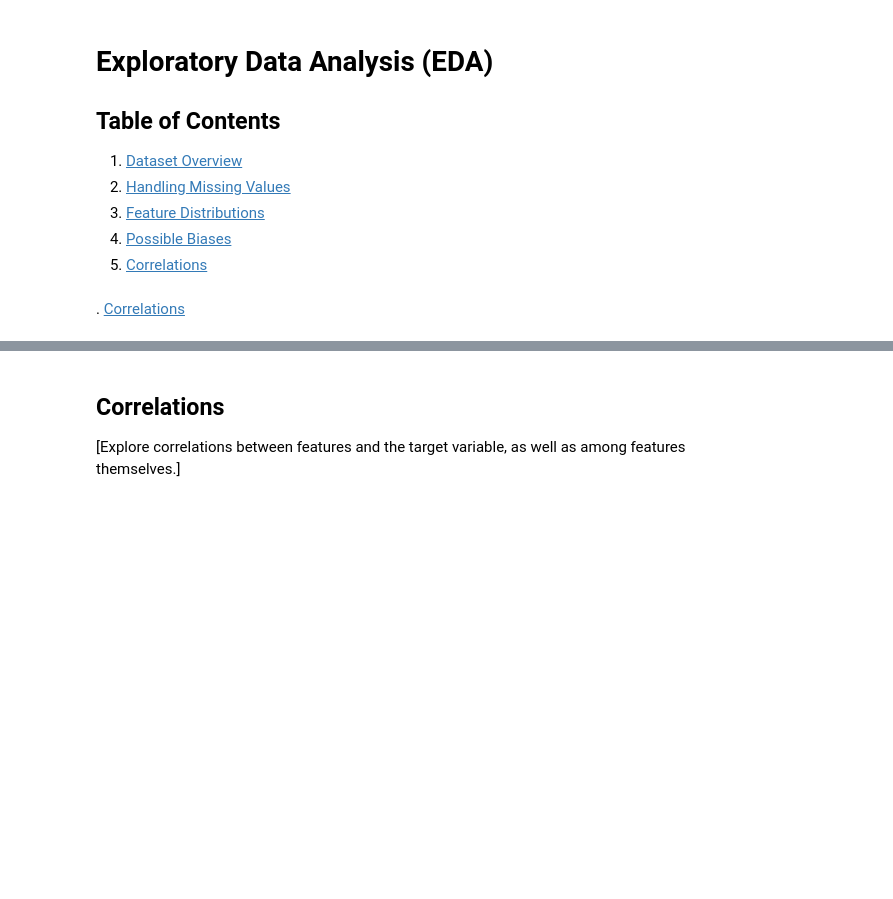
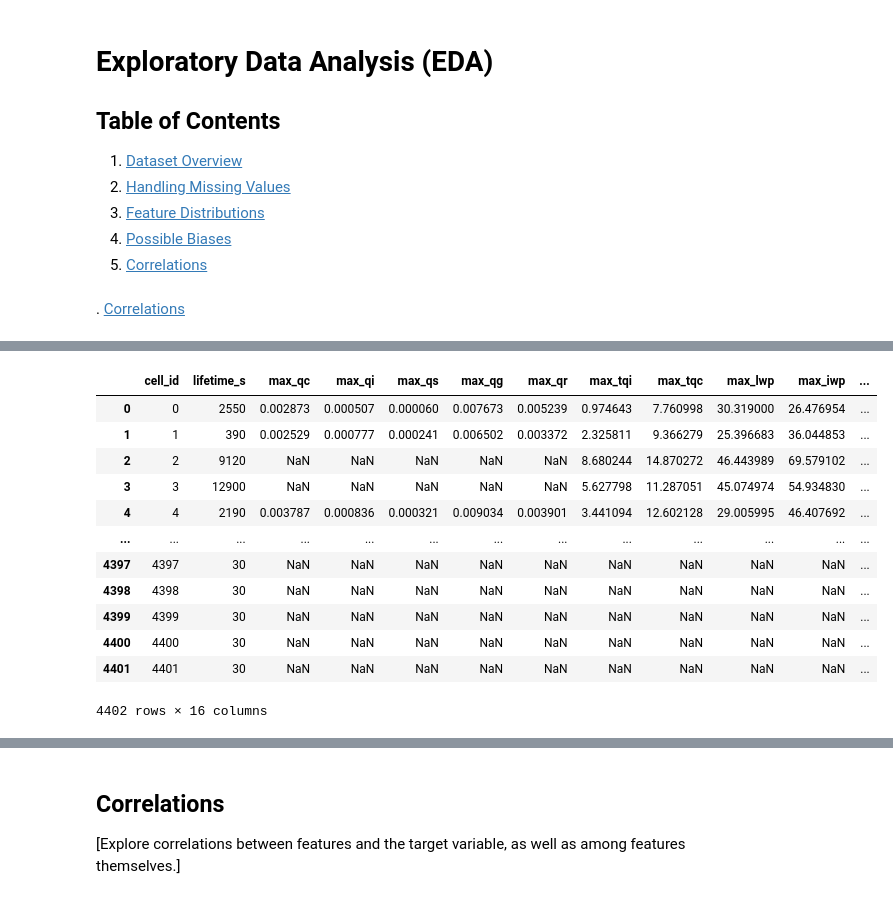
Before and after one commit to thorsten789/hurricane_cloud_prediction, a Jupyter notebook: 1_DatasetCharacteristics/exploratory_data_analysis.ipynb, the cells around one changed output, grey strips where cells are left out. Cells and saved outputs as stored; diff of their text form; code cells hidden in the pictures; blank space fills up the shorter version.

```diff
--- a/1_DatasetCharacteristics/exploratory_data_analysis.ipynb
+++ b/1_DatasetCharacteristics/exploratory_data_analysis.ipynb
@@ -100,0 +118,6 @@ plt.show()
+# %%
+for cell in cells:
+    for var in ['cape_ml_L00', 'cin_ml_L00']:
+        if var in cell.columns:
+            # Interpolate linearly in time
+            cell[var] = cell[var].interpolate(method='linear')
@@ -100,0 +130,59 @@ plt.show()
+# %%
+DT_SECONDS = 30  # model / Targo timestep
+
+summaries = []
+
+for cell_id, cell in enumerate(cells):
+    s = {"cell_id": cell_id}
+
+    # 1) lifetime
+    s["lifetime_s"] = len(cell) * DT_SECONDS
+
+    # 2) max(qx) for each hydrometeor class (profiles L00–L49)
+    hydro_prefixes = ["qc_", "qi_", "qs_", "qg_", "qr_"]
+    for pref in hydro_prefixes:
+        cols = [c for c in cell.columns if c.startswith(pref)]
+        if cols:
+            s[f"max_{pref[:-1]}"] = cell[cols].to_numpy().max()
+        else:
+            s[f"max_{pref[:-1]}"] = np.nan  # falls nicht vorhanden
+
+    # 3) max(tqi, tqc, lwp, iwp)
+    for var in ["tqi_L00", "tqc_L00", "lwp_L00", "iwp_L00"]:
+        s[f"max_{var.replace('_L00','')}"] = cell[var].max() if var in cell.columns else np.nan
+
+    # 4) mean(cin, cape)
+    for var in ["cin_ml_L00", "cape_ml_L00"]:
+        s[f"mean_{var.replace('_ml_L00','')}"] = cell[var].mean() if var in cell.columns else np.nan
+
+    # 5) max(rain_rate)
+    rain_var = "rain_gsp_rate_L00"
+    s["max_rain_rate"] = cell[rain_var].max() if rain_var in cell.columns else np.nan
+
+    # 6) max(area)
+    area_var = "area_m2"
+    s["max_area_m2"] = cell[area_var].max() if area_var in cell.columns else np.nan
+
+
+    # 7) max(w)
+    updraft_var = "area_m2"
+    s["max_updraft"] = cell[updraft_var].max() if updraft_var in cell.columns else np.nan
+
+    summaries.append(s)
+
+df_cloud = pd.DataFrame(summaries)
+df_cloud
+# %% [output]
+|  | cell_id | lifetime_s | max_qc | max_qi | max_qs | max_qg | max_qr | max_tqi | max_tqc | max_lwp | max_iwp | ... |
+| 0 | 0 | 2550 | 0.002873 | 0.000507 | 0.000060 | 0.007673 | 0.005239 | 0.974643 | 7.760998 | 30.319000 | 26.476954 | ... |
+| 1 | 1 | 390 | 0.002529 | 0.000777 | 0.000241 | 0.006502 | 0.003372 | 2.325811 | 9.366279 | 25.396683 | 36.044853 | ... |
+| 2 | 2 | 9120 | NaN | NaN | NaN | NaN | NaN | 8.680244 | 14.870272 | 46.443989 | 69.579102 | ... |
+| 3 | 3 | 12900 | NaN | NaN | NaN | NaN | NaN | 5.627798 | 11.287051 | 45.074974 | 54.934830 | ... |
+| 4 | 4 | 2190 | 0.003787 | 0.000836 | 0.000321 | 0.009034 | 0.003901 | 3.441094 | 12.602128 | 29.005995 | 46.407692 | ... |
+| ... | ... | ... | ... | ... | ... | ... | ... | ... | ... | ... | ... | ... |
+| 4397 | 4397 | 30 | NaN | NaN | NaN | NaN | NaN | NaN | NaN | NaN | NaN | ... |
+| 4398 | 4398 | 30 | NaN | NaN | NaN | NaN | NaN | NaN | NaN | NaN | NaN | ... |
+| 4399 | 4399 | 30 | NaN | NaN | NaN | NaN | NaN | NaN | NaN | NaN | NaN | ... |
+| 4400 | 4400 | 30 | NaN | NaN | NaN | NaN | NaN | NaN | NaN | NaN | NaN | ... |
+| 4401 | 4401 | 30 | NaN | NaN | NaN | NaN | NaN | NaN | NaN | NaN | NaN | ... |
+4402 rows × 16 columns
```
Also changed, not shown: parts of 18 cells of this notebook.
